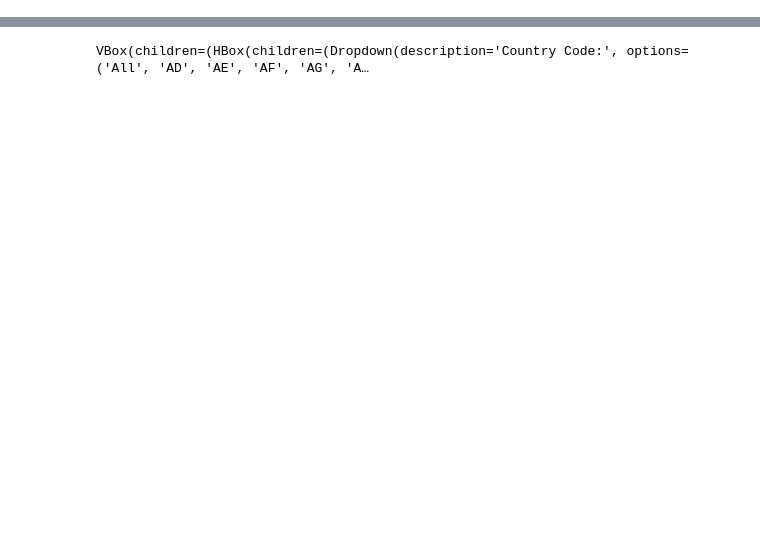
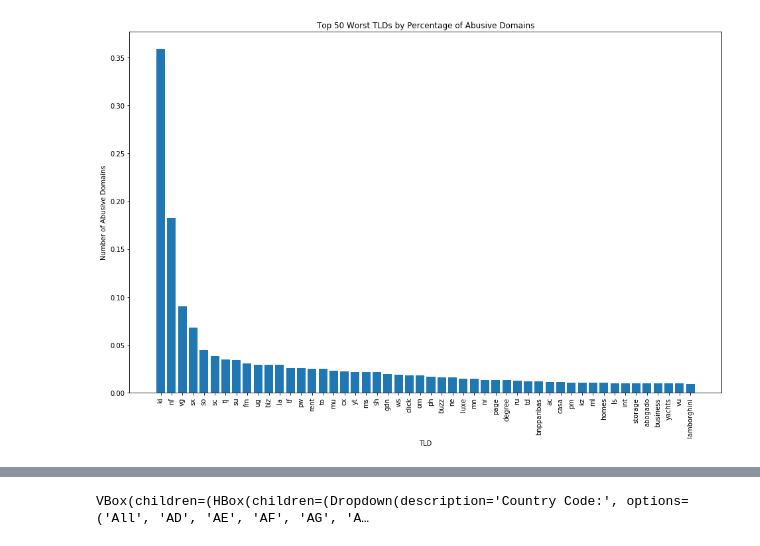
Before and after one commit to bambenek/is590, a Jupyter notebook: project3.ipynb, the cells around one changed output, grey strips where cells are left out. Drawn from its saved outputs; the diff is of its cells as text; code cells hidden in the pictures; blank space fills up the shorter version.

```diff
--- a/project3.ipynb
+++ b/project3.ipynb
@@ -20,0 +45,10 @@ df = df.sort_values(by=['abusePercent'])
+# %%
+plt.figure(figsize=(16,10))
+plt.bar(secondtld['TLD'], secondtld['abusePercent'])
+plt.xticks(secondtld['TLD'], rotation='vertical')
+plt.ylabel('Number of Abusive Domains')
+plt.xlabel('TLD')
+plt.title('Top 50 Worst TLDs by Percentage of Abusive Domains')
+plt.show()
+# %% [output]
+[figure, added]
```
Also changed, not shown: parts of 12 cells of this notebook.
